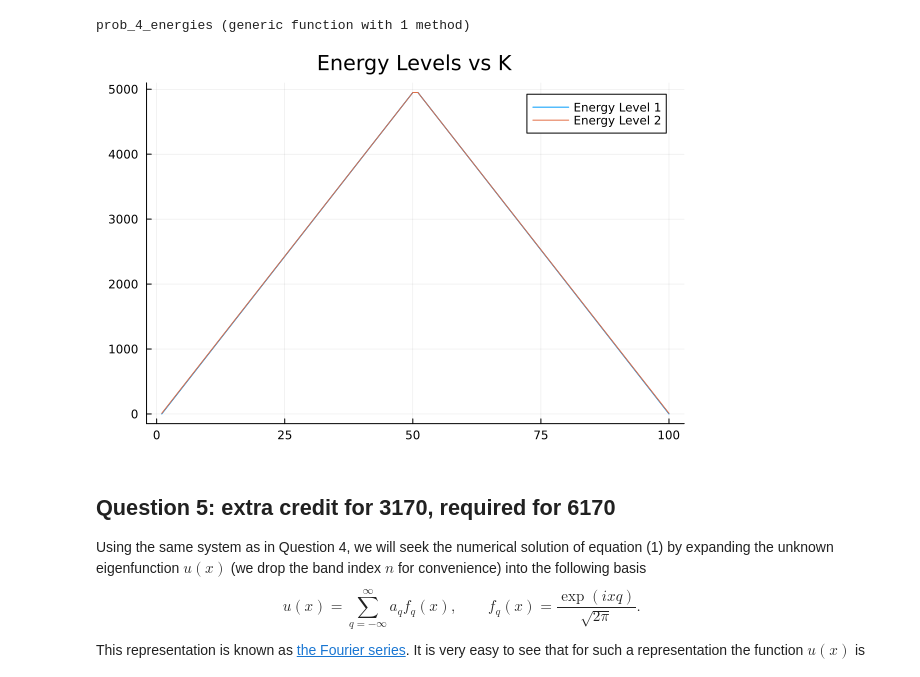
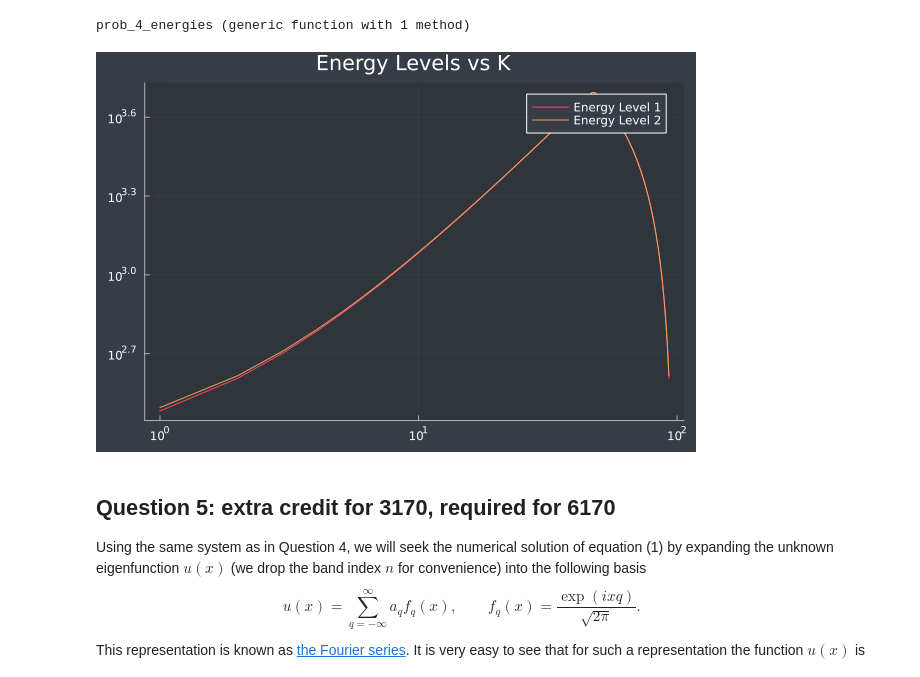
Before and after one commit to jloch206/Comp_Phys_Lochner, a Jupyter notebook: Homework3.ipynb, the cells around one changed output. Drawn from its saved outputs; the diff is of its cells as text; code cells hidden in the pictures.

```diff
--- a/Homework3.ipynb
+++ b/Homework3.ipynb
@@ -329,10 +329,8 @@ Now this is expressed via matrix by the following function:
 # %%
 using LinearAlgebra
 function prob_4_energies(U::Function,a::Real,b::Real,N::Real,k::Real)
-    x = zeros(N)
-    for m in 1:N
-    x[m]= (a + ((m-1)*(b-a)))./ N
-    end
+    m=range(1,N,N)
+    x=a.+((m.-1).*(b-a))./N
     Δx = x[2] - x[1]
     for t in 1:N
     var1=(1 ./ (2 * Δx^2))
@@ -372,12 +370,12 @@ lev2[i]=energies4[2]
 end
 # %%
 ## Plotting
+theme(:dark)
 using Plots
-theme(:default)
-plot(lev1,label="Energy Level 1",title="Energy Levels vs K")
-plot!(lev2,label="Energy Level 2")
+plot(lev1[4:96],label="Energy Level 1",title="Energy Levels vs K",xscale=:log10,yscale=:log10)
+plot!(lev2[4:96],label="Energy Level 2")
 # %% [output]
-[figure, old version]
+[figure, new version]
 # %% [markdown]
 ## Question 5: extra credit for 3170, required for 6170
 
```
Also changed, not shown: parts of 11 cells of this notebook.
